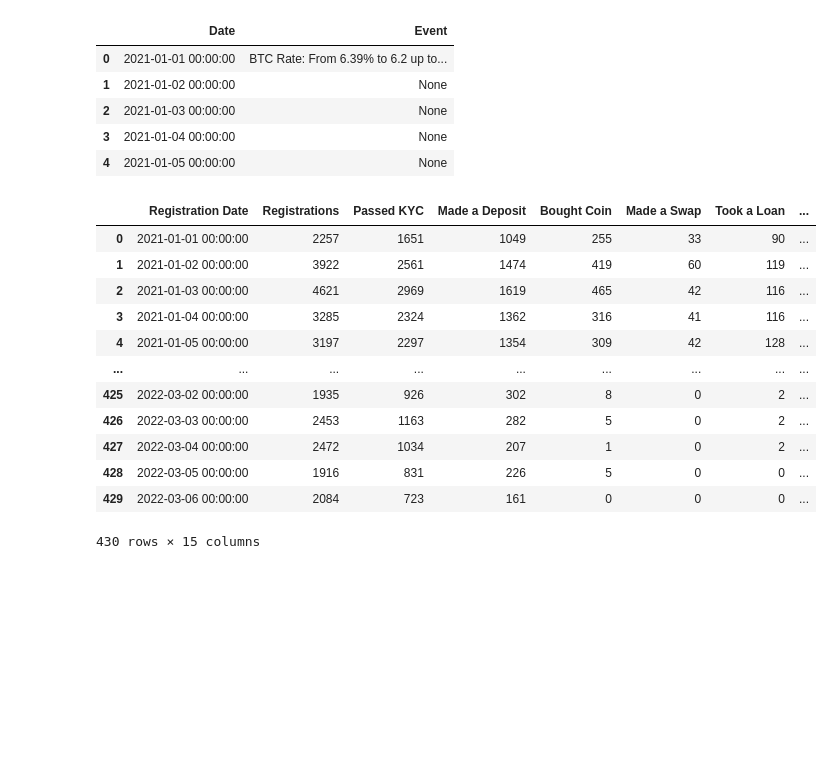
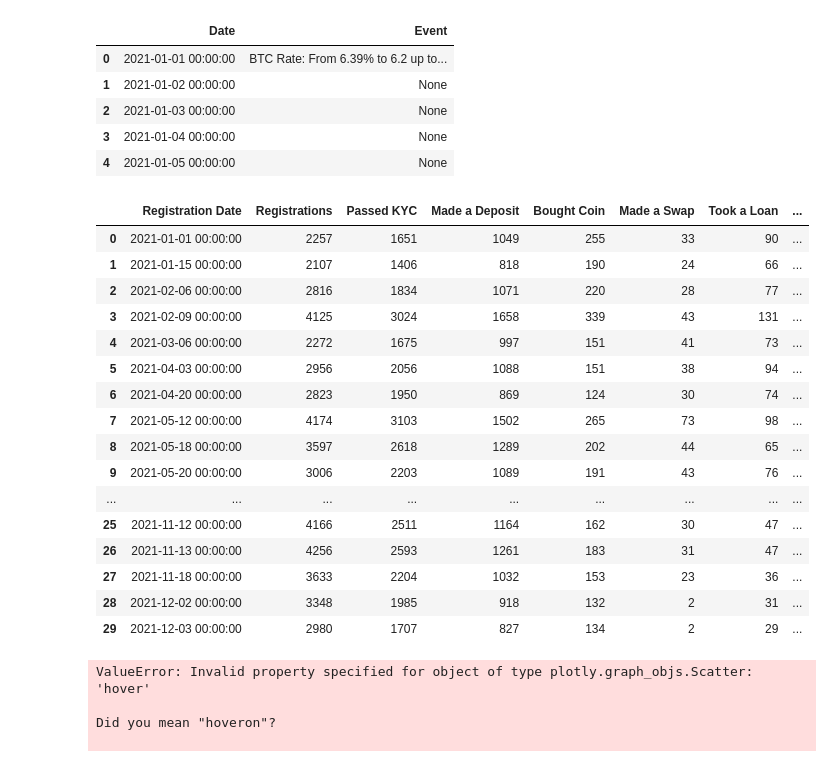
Before and after one commit to jeremyCEL/growth-timeline, a Jupyter notebook: FigGenerator.ipynb, the cells around one changed output. Drawn from its saved outputs; the diff is of its cells as text; code cells hidden in the pictures; blank space fills up the shorter version.

```diff
--- a/FigGenerator.ipynb
+++ b/FigGenerator.ipynb
@@ -53,19 +48,28 @@ fig.show()
+# %%
+df_temp = df2[~df2['Event'].isna()]
+dates = df_temp.Date
+df_events = df[df["Registration Date"].isin(df_temp.Date)]
+df_events = df_events.merge(df_temp, left_on="Registration Date", right_on="Date")
+# %%
+df_events
+# %% [output]
+|  | Registration Date | Registrations | Passed KYC | Made a Deposit | Bought Coin | Made a Swap | Took a Loan | ... |
+| 0 | 2021-01-01 00:00:00 | 2257 | 1651 | 1049 | 255 | 33 | 90 | ... |
+| 1 | 2021-01-15 00:00:00 | 2107 | 1406 | 818 | 190 | 24 | 66 | ... |
+| 2 | 2021-02-06 00:00:00 | 2816 | 1834 | 1071 | 220 | 28 | 77 | ... |
+| 3 | 2021-02-09 00:00:00 | 4125 | 3024 | 1658 | 339 | 43 | 131 | ... |
+| 4 | 2021-03-06 00:00:00 | 2272 | 1675 | 997 | 151 | 41 | 73 | ... |
+| 5 | 2021-04-03 00:00:00 | 2956 | 2056 | 1088 | 151 | 38 | 94 | ... |
+| 6 | 2021-04-20 00:00:00 | 2823 | 1950 | 869 | 124 | 30 | 74 | ... |
+| 7 | 2021-05-12 00:00:00 | 4174 | 3103 | 1502 | 265 | 73 | 98 | ... |
+| 8 | 2021-05-18 00:00:00 | 3597 | 2618 | 1289 | 202 | 44 | 65 | ... |
+| 9 | 2021-05-20 00:00:00 | 3006 | 2203 | 1089 | 191 | 43 | 76 | ... |
+| ... | ... | ... | ... | ... | ... | ... | ... | ... |
+| 25 | 2021-11-12 00:00:00 | 4166 | 2511 | 1164 | 162 | 30 | 47 | ... |
+| 26 | 2021-11-13 00:00:00 | 4256 | 2593 | 1261 | 183 | 31 | 47 | ... |
+| 27 | 2021-11-18 00:00:00 | 3633 | 2204 | 1032 | 153 | 23 | 36 | ... |
+| 28 | 2021-12-02 00:00:00 | 3348 | 1985 | 918 | 132 | 2 | 31 | ... |
+| 29 | 2021-12-03 00:00:00 | 2980 | 1707 | 827 | 134 | 2 | 29 | ... |
 # %%
 # write the file
 fig.write_html("index.html")
-# %%
-df
-# %% [output]
-|  | Registration Date | Registrations | Passed KYC | Made a Deposit | Bought Coin | Made a Swap | Took a Loan | ... |
-| 0 | 2021-01-01 00:00:00 | 2257 | 1651 | 1049 | 255 | 33 | 90 | ... |
-| 1 | 2021-01-02 00:00:00 | 3922 | 2561 | 1474 | 419 | 60 | 119 | ... |
-| 2 | 2021-01-03 00:00:00 | 4621 | 2969 | 1619 | 465 | 42 | 116 | ... |
-| 3 | 2021-01-04 00:00:00 | 3285 | 2324 | 1362 | 316 | 41 | 116 | ... |
-| 4 | 2021-01-05 00:00:00 | 3197 | 2297 | 1354 | 309 | 42 | 128 | ... |
-| ... | ... | ... | ... | ... | ... | ... | ... | ... |
-| 425 | 2022-03-02 00:00:00 | 1935 | 926 | 302 | 8 | 0 | 2 | ... |
-| 426 | 2022-03-03 00:00:00 | 2453 | 1163 | 282 | 5 | 0 | 2 | ... |
-| 427 | 2022-03-04 00:00:00 | 2472 | 1034 | 207 | 1 | 0 | 2 | ... |
-| 428 | 2022-03-05 00:00:00 | 1916 | 831 | 226 | 5 | 0 | 0 | ... |
-| 429 | 2022-03-06 00:00:00 | 2084 | 723 | 161 | 0 | 0 | 0 | ... |
-430 rows × 15 columns
@@ -71,0 +89,30 @@ df
+# %%
+import plotly.graph_objects as go
+
+fig = go.Figure()
+
+fig.add_trace(go.Scatter(x=df["Registration Date"], y=df["Registrations"]/df["BTC Price"],
+    name="Normalized Registrations"       # this sets its legend entry
+))
+
+
+fig.add_trace(go.Scatter(x=df_events["Registration Date"], y=df_events["Registrations"]/df_events["BTC Price"],
+    name="Event", mode='markers', marker=dict(size=12, line=dict(width=2, color='DarkSlateGrey')),
+    hover_data=["Event"]
+))
+
+fig.update_layout(
+    title="BTC Normalized Registrations",
+    xaxis_title="Date",
+    yaxis_title="Registrations/BTC",
+    legend_title="Legend Title",
+    font=dict(size=18),
+    hovermode="x unified"
+)
+
+fig.show()
+# %% [output]
+ValueError: Invalid property specified for object of type plotly.graph_objs.Scatter: 'hover'
+
+Did you mean "hoveron"?
+
```
Also changed, not shown: parts of 3 cells of this notebook, 1 other file.
